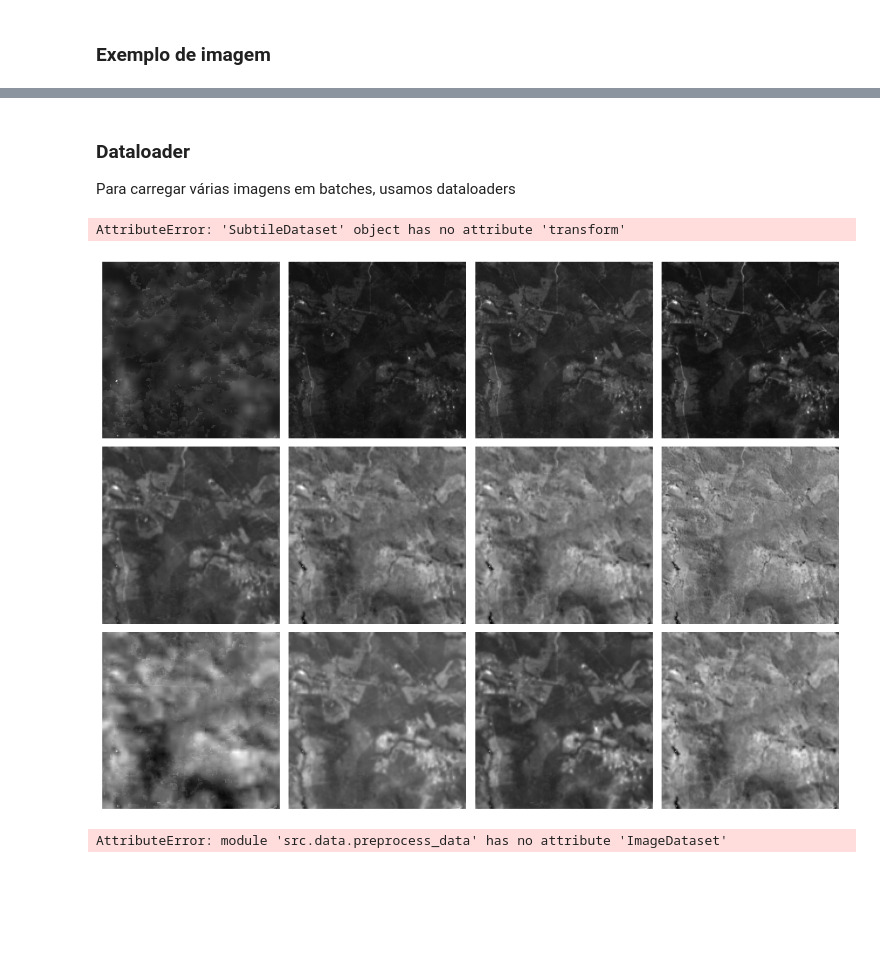
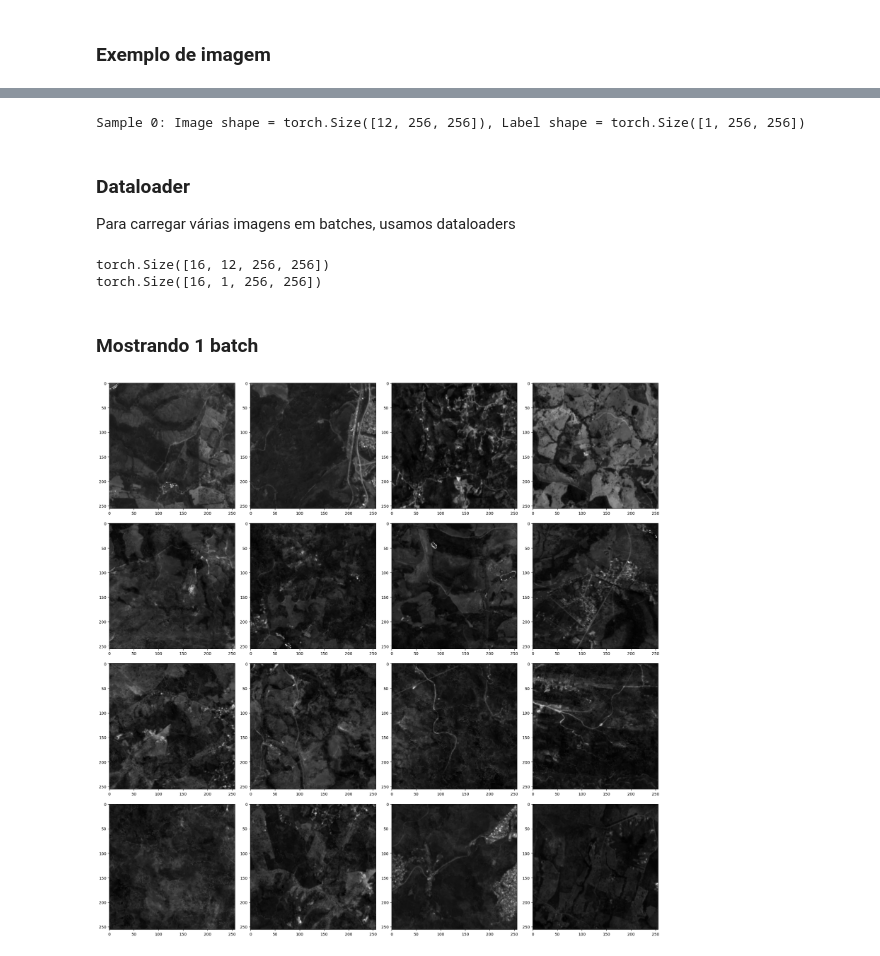
Before and after one commit to JonathanAlis/UrbanizedAreasSegmentation, a Jupyter notebook: notebooks/test_dataloader.ipynb, the cells around one changed output, grey strips where cells are left out. Cells and saved outputs as stored; diff of their text form; code cells hidden in the pictures; blank space fills up the shorter version.

Commit message:
developed the training, part 1.

```diff
--- a/notebooks/test_dataloader.ipynb
+++ b/notebooks/test_dataloader.ipynb
@@ -157,11 +157,17 @@ TypeError: Unexpected type <class 'numpy.ndarray'>
+# %%
+for i in range(len(train_dataset)):
+    image, label = train_dataset[i]
+    print(f"Sample {i}: Image shape = {image.shape}, Label shape = {label.shape}")
+    break
+# %% [output]
+Sample 0: Image shape = torch.Size([12, 256, 256]), Label shape = torch.Size([1, 256, 256])
 # %% [markdown]
 ### Dataloader
 
 Para carregar várias imagens em batches, usamos dataloaders
 # %%
-TODO:::
 from torch.utils.data import DataLoader
 batch_size = 16
 train_loader = DataLoader(train_dataset,
-                            batch_size=batch_size,
+                            batch_size=16,
                             shuffle=True)
@@ -172,39 +174,23 @@ import src.data.subtile_composition as subtile_composition
-# %%
-import matplotlib.pyplot as plt
-
-i = 0
-for img, mask in train_dataset:
-    if  (mask != 0).any():
-        #subtile_composition.display_images(img)
-        plt.figure(figsize=(20,20))
-        plt.subplot(1,2,1)
-        plt.imshow(mask.squeeze())
-        plt.subplot(1,2,2)
-        plt.imshow(img[2].squeeze(),cmap='gray')
-        plt.show()
-        i+=1
-
-    if i == 3:
-        pass
-        break
-    #img,mask = next(train_dataset)
-# %% [output]
-AttributeError: 'SubtileDataset' object has no attribute 'transform'
-# %%
-
-subtile_composition.display_images(img)
-# %% [output]
-[figure, removed]
-# %%
-
-train_dataset = data.ImageDataset(files = train_files,
-                            mask_filename = "masks/raster_aurb_032027.tif",
-                            num_classes = num_classes,
-                            subtile_size = 10560/6,
-                            mean = mean,
-                            std = std,
-                            patch_size = (patch_size, patch_size),
-                            stride = stride,
-                            augment = data_aug)
-# %% [output]
-AttributeError: module 'src.data.preprocess_data' has no attribute 'ImageDataset'
+# %%
+for batch in train_loader:
+    img = batch[0]
+    mask = batch[1]
+    print(img.shape)
+    print(mask.shape)
+
+    break
+# %% [output]
+torch.Size([16, 12, 256, 256])
+torch.Size([16, 1, 256, 256])
+# %% [markdown]
+### Mostrando 1 batch
+# %%
+#subtile_composition.display_images(img)
+plt.figure(figsize=(20,20))
+for i in range(batch_size):
+    plt.subplot(4,4,i+1)
+    plt.imshow(img[i,1,:,:].squeeze(),cmap='gray')
+    plt.tight_layout()
+plt.show()
+# %% [output]
+[figure, added]
```
Also changed, not shown: parts of 3 cells of this notebook, 4 other files.
